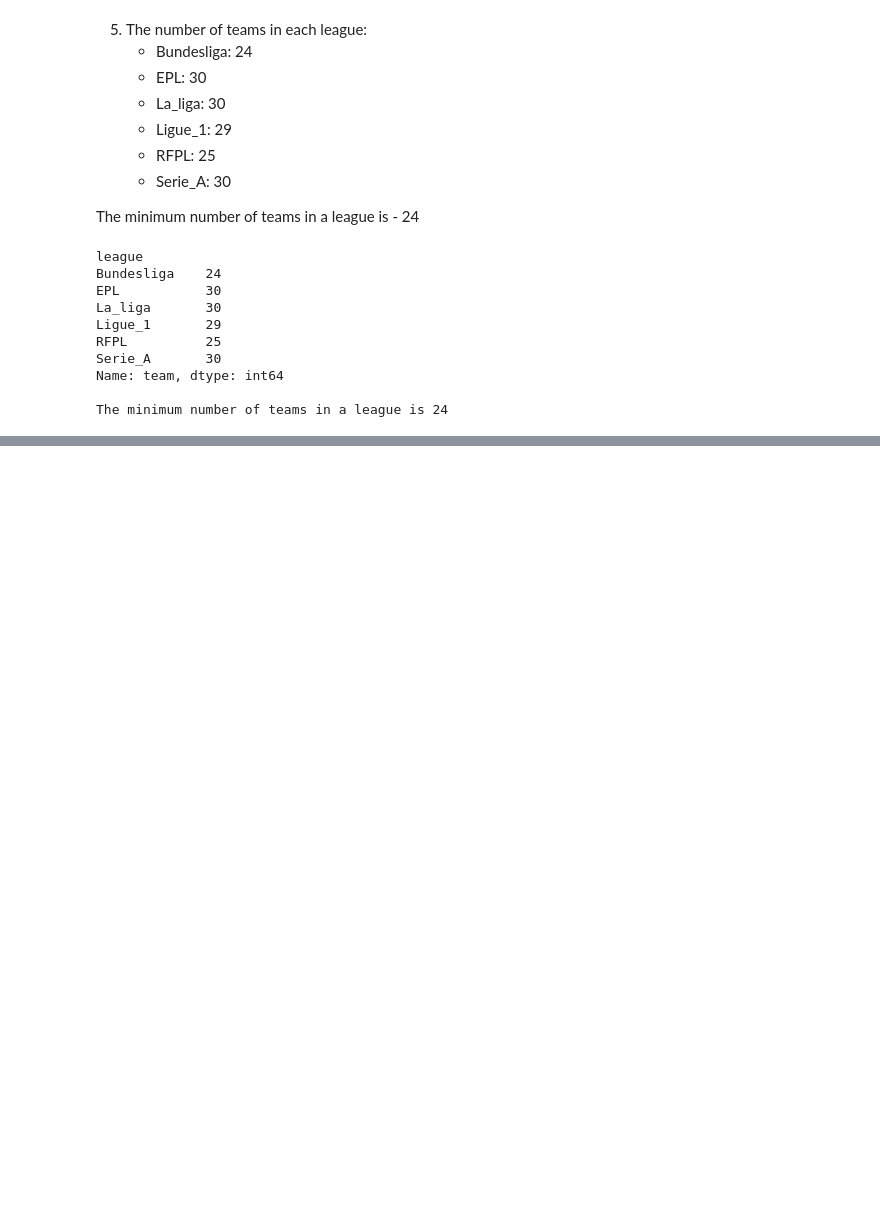
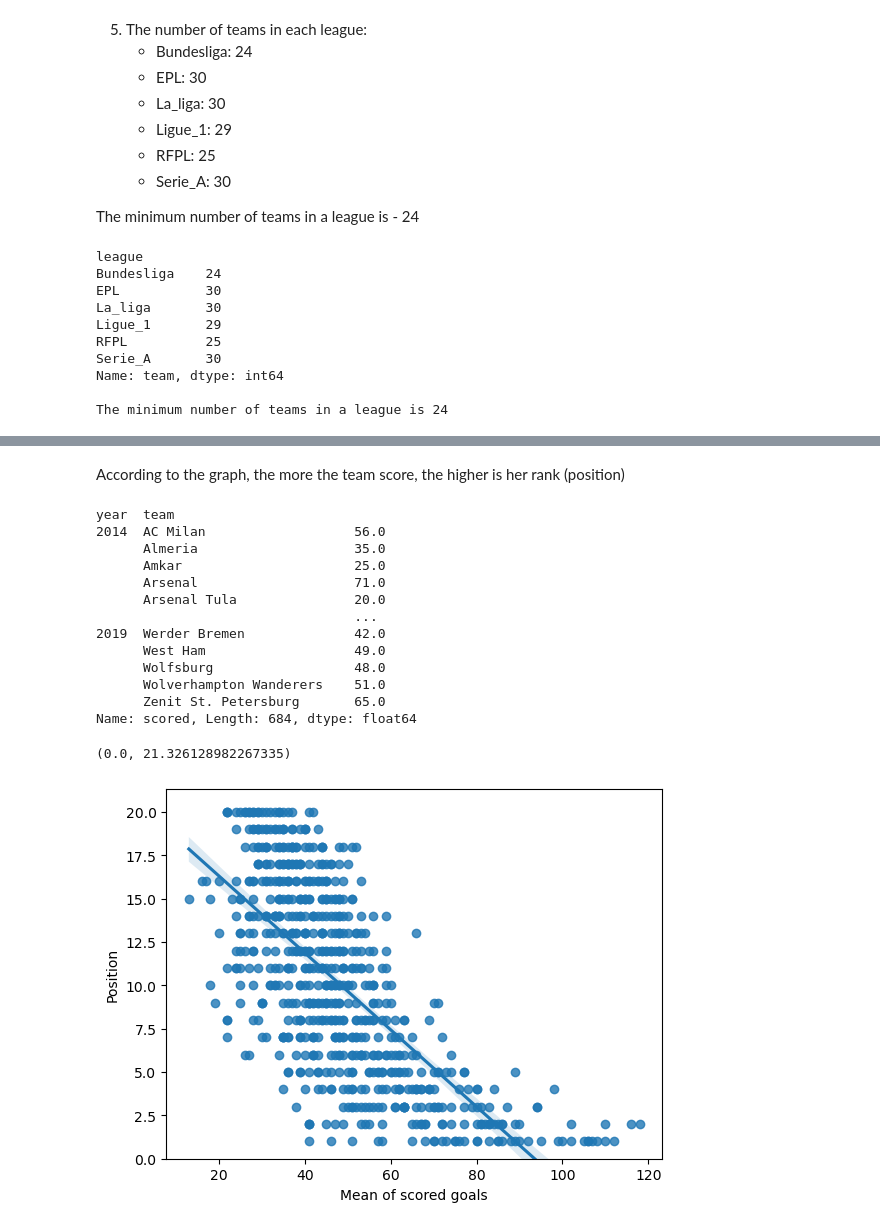
Before and after one commit to Ronco1998/HW1_Introduction-Data-Analysis, a Jupyter notebook: 345935878_206134967_HW1.ipynb, the cells around one changed output, grey strips where cells are left out. Saved outputs shown, nothing was run; the diff lists cells and outputs as text; code cells hidden in the pictures; blank space fills up the shorter version.

```diff
--- a/345935878_206134967_HW1.ipynb
+++ b/345935878_206134967_HW1.ipynb
@@ -205,0 +115,28 @@ Name: scored, Length: 114, dtype: float64
+# %% [markdown]
+According to the graph, the more the team score, the higher is her rank (position)
+# %%
+# the mean of scored goals for each team in each year
+mean_scored = league_df.groupby(["year", "team"]).mean()
+display(mean_scored["scored"])
+
+# line plot of the mean of scored goals and position for each team in each year
+# x label is the mean of scored goals
+scord_position = sns.regplot(data=mean_scored, x="scored", y="position")
+scord_position.set(xlabel="Mean of scored goals", ylabel="Position")
+scord_position.set_ylim(bottom=0)
+# %% [output]
+year  team
+2014  AC Milan                   56.0
+      Almeria                    35.0
+      Amkar                      25.0
+      Arsenal                    71.0
+      Arsenal Tula               20.0
+                                 ...
+2019  Werder Bremen              42.0
+      West Ham                   49.0
+      Wolfsburg                  48.0
+      Wolverhampton Wanderers    51.0
+      Zenit St. Petersburg       65.0
+Name: scored, Length: 684, dtype: float64
+(0.0, 21.326128982267335)
+[figure, added]
```
Also changed, not shown: parts of 2 cells of this notebook.
